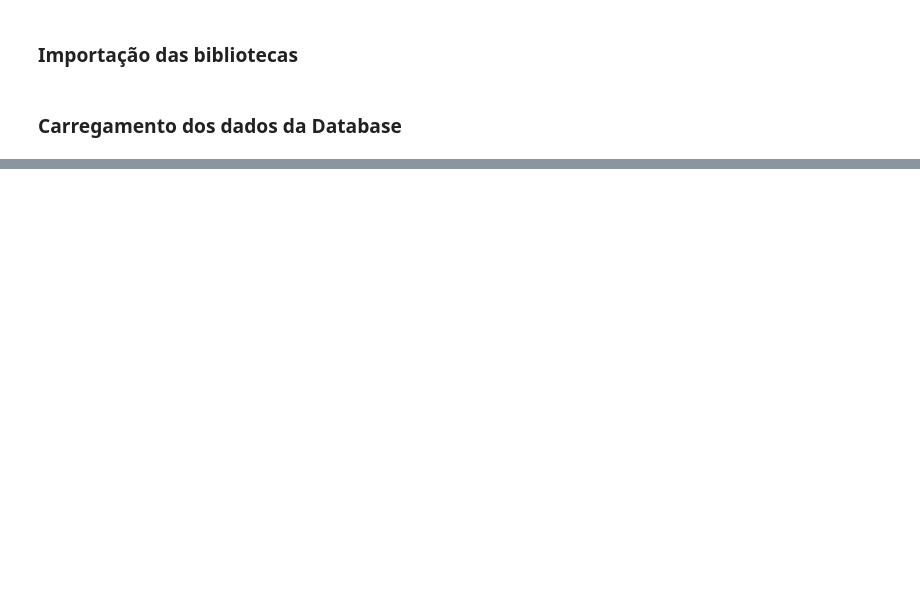
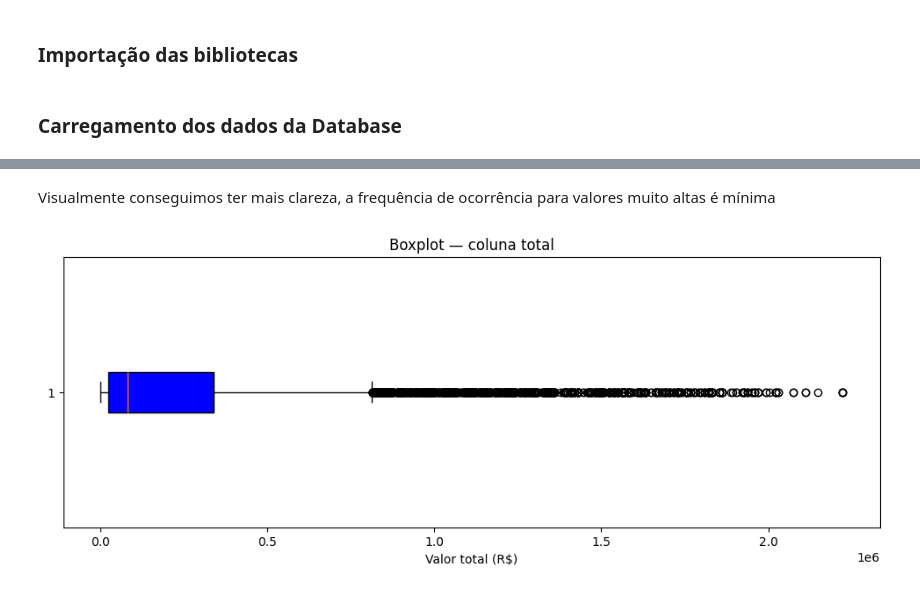
Before and after one commit to gusdiaso/lh_nautical, a Jupyter notebook: src/eda_vendas.ipynb, the cells around one changed output, grey strips where cells are left out. Drawn from its saved outputs; the diff is of its cells as text; code cells hidden in the pictures; blank space fills up the shorter version.

```diff
--- a/src/eda_vendas.ipynb
+++ b/src/eda_vendas.ipynb
@@ -27,0 +93,10 @@ df
+# %% [markdown]
+Visualmente conseguimos ter mais clareza, a frequência de ocorrência para valores muito altas é mínima
+# %%
+plt.figure(figsize=(12, 4))
+plt.boxplot(df['total'], vert=False, patch_artist=True, boxprops=dict(facecolor='blue'))
+plt.title('Boxplot — coluna total')
+plt.xlabel('Valor total (R$)')
+plt.show()
+# %% [output]
+[figure, added]
```
Also changed, not shown: parts of 15 cells of this notebook, 3 other files.
